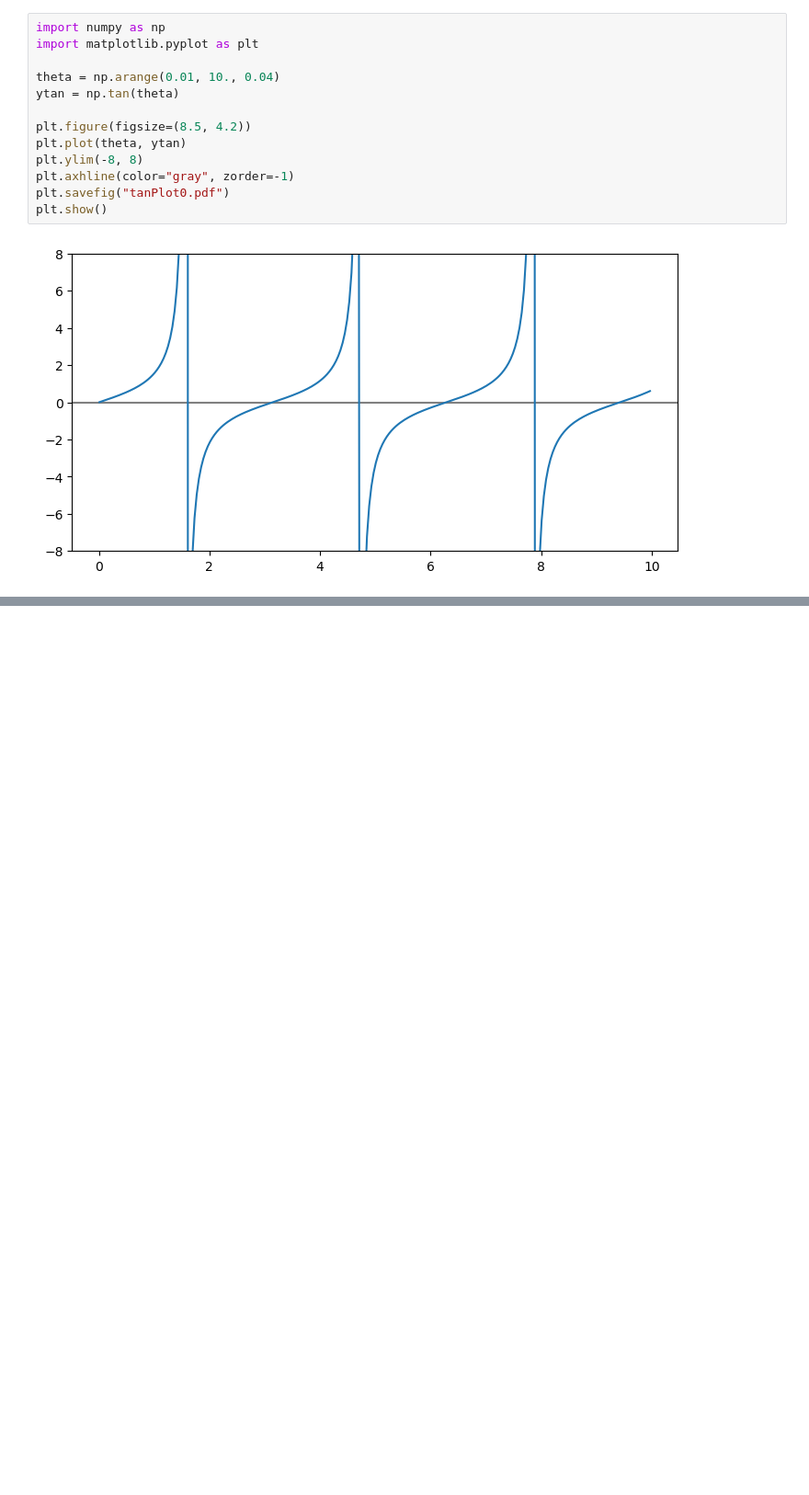
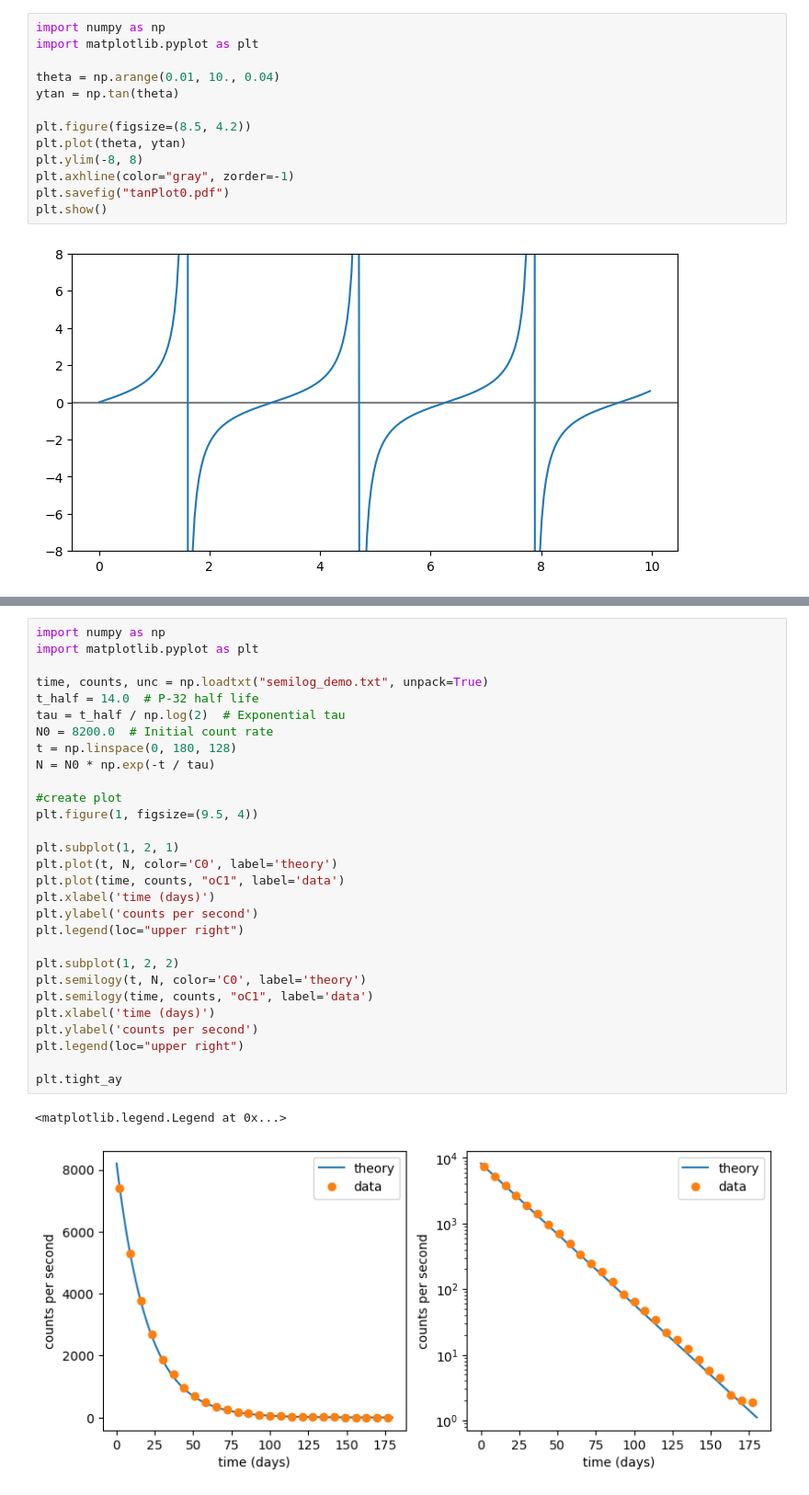
Before and after one commit to SEB91QA/Python-for-Science-Engineering, a Jupyter notebook: Section 8/Plotting.ipynb, the cells around one changed output, grey strips where cells are left out. Shown at 92% size. Drawn from its saved outputs; the diff is of its cells as text; blank space fills up the shorter version.

Commit message:
Semilog examples

```diff
--- a/Section 8/Plotting.ipynb
+++ b/Section 8/Plotting.ipynb
@@ -180,0 +239,32 @@ plt.show()
+# %%
+import numpy as np
+import matplotlib.pyplot as plt
+
+time, counts, unc = np.loadtxt("semilog_demo.txt", unpack=True)
+t_half = 14.0  # P-32 half life
+tau = t_half / np.log(2)  # Exponential tau
+N0 = 8200.0  # Initial count rate
+t = np.linspace(0, 180, 128)
+N = N0 * np.exp(-t / tau)
+
+#create plot
+plt.figure(1, figsize=(9.5, 4))
+
+plt.subplot(1, 2, 1)
+plt.plot(t, N, color='C0', label='theory')
+plt.plot(time, counts, "oC1", label='data')
+plt.xlabel('time (days)')
+plt.ylabel('counts per second')
+plt.legend(loc="upper right")
+
+plt.subplot(1, 2, 2)
+plt.semilogy(t, N, color='C0', label='theory')
+plt.semilogy(time, counts, "oC1", label='data')
+plt.xlabel('time (days)')
+plt.ylabel('counts per second')
+plt.legend(loc="upper right")
+
+plt.tight_ay
+# %% [output]
+<matplotlib.legend.Legend at 0x...>
+[figure, added]
```
Also changed, not shown: parts of 2 cells of this notebook, 4 other files.
